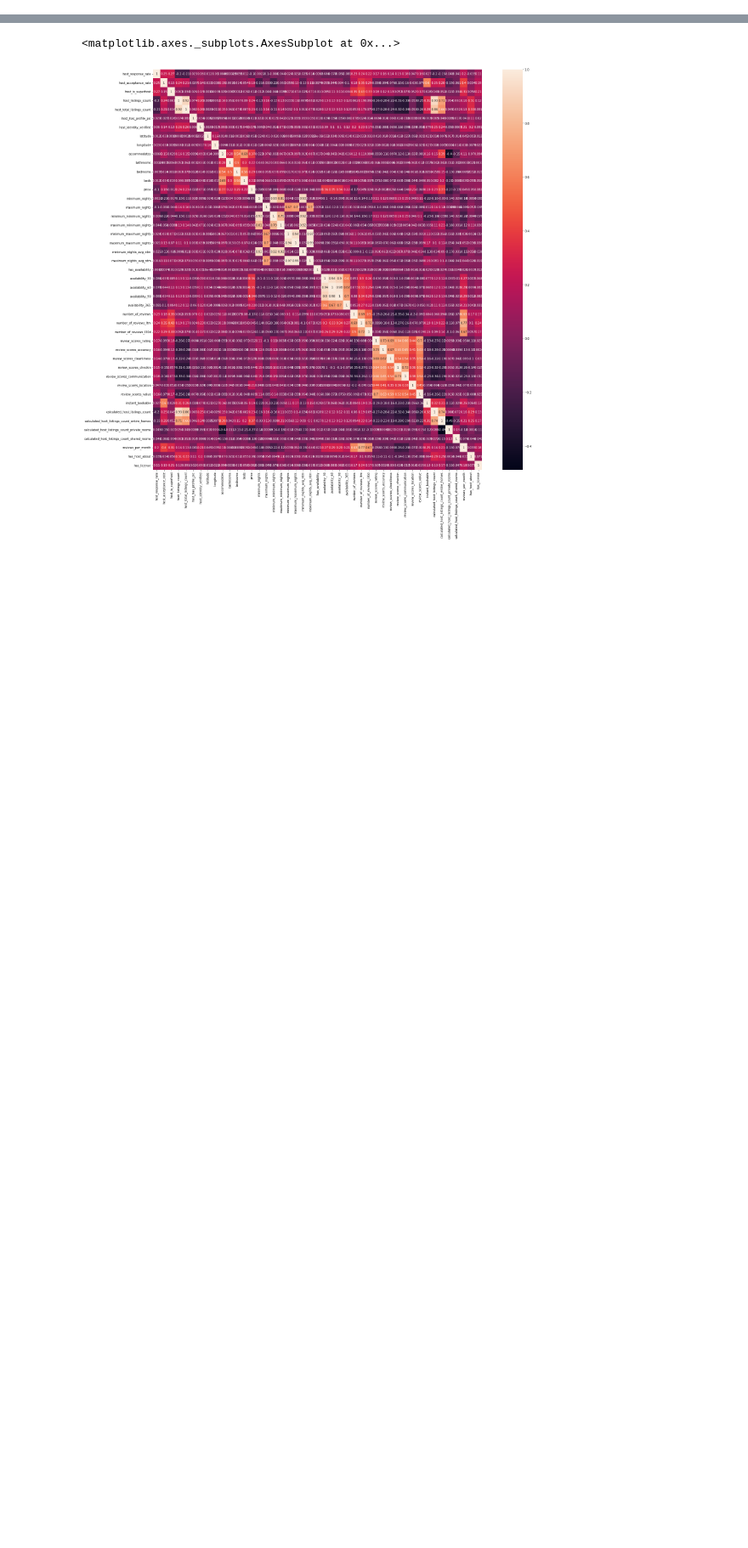
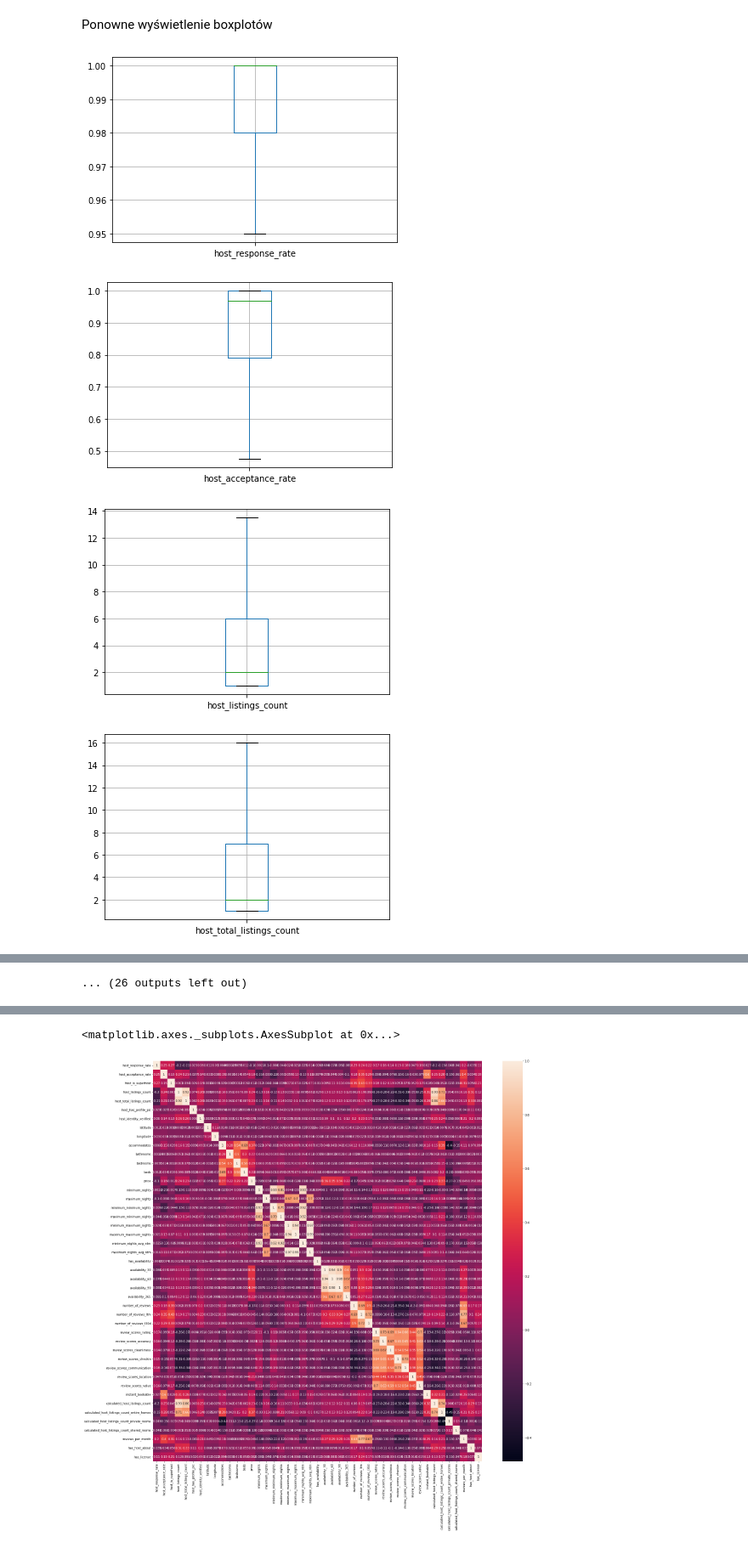
Before and after one commit to mjakubowski99/airbnb_dataset, a Jupyter notebook: AirBnB_Project.ipynb, the cells around one changed output, grey strips where cells are left out. Shown at 85% size. Saved outputs shown, nothing was run; the diff lists cells and outputs as text; code cells hidden in the pictures; blank space fills up the shorter version.

```diff
--- a/AirBnB_Project.ipynb
+++ b/AirBnB_Project.ipynb
@@ -1122,0 +297,22 @@ Analiza powiązań pokazuje, że najbardziej powiązane są kolumny z podobnymi
+# %%
+for column in df.select_dtypes(include=[np.number]).columns:
+    Q1 = df[column].quantile(0.25)
+    Q3 = df[column].quantile(0.75)
+    IQR = Q3 - Q1
+    lower_bound = Q1 - (1.5 * IQR)
+    upper_bound = Q3 + (1.5 * IQR)
+    df[column] = df[column].where(df[column] < upper_bound, upper_bound)
+    df[column] = df[column].where(df[column] > lower_bound, lower_bound)
+# %% [markdown]
+Ponowne wyświetlenie boxplotów
+# %%
+import matplotlib.pyplot as plt
+
+for column in df.select_dtypes(include='number'):
+    plt.figure()
+    df.boxplot([column])
+# %% [output]
+[figure, added]
+[figure, added]
+[figure, added]
+[figure, added]
@@ -1122,0 +327 @@ Analiza powiązań pokazuje, że najbardziej powiązane są kolumny z podobnymi
+... (26 outputs left out)
```
Also changed, not shown: parts of 155 cells of this notebook.
